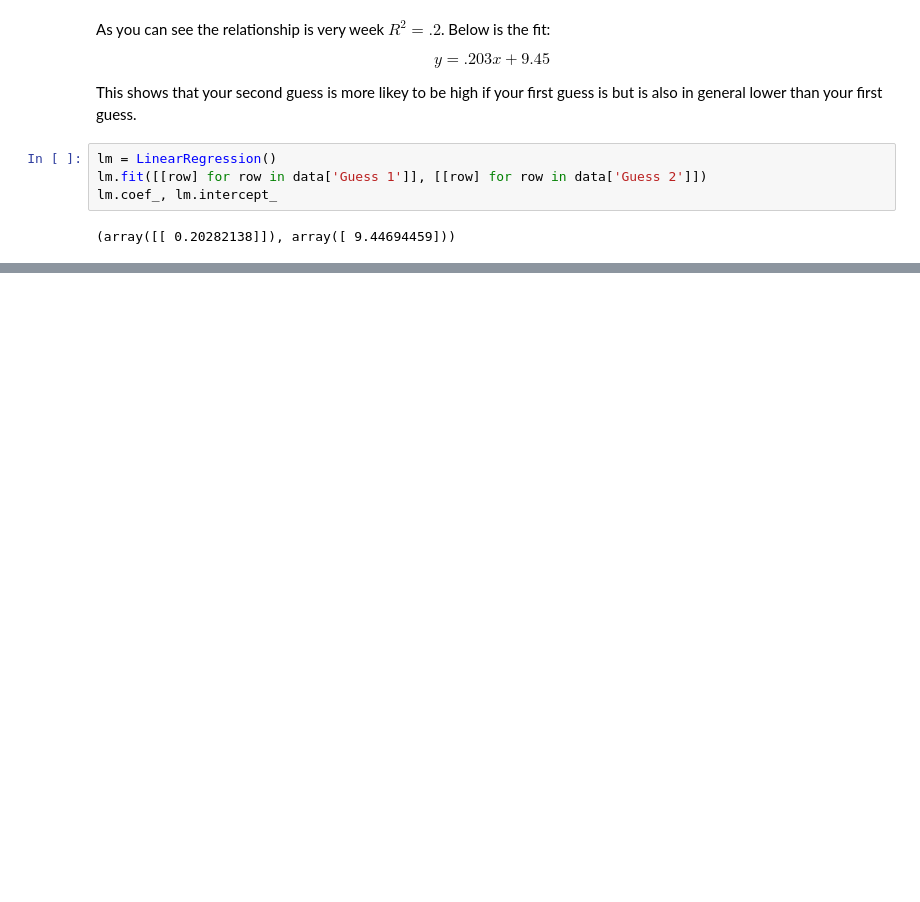
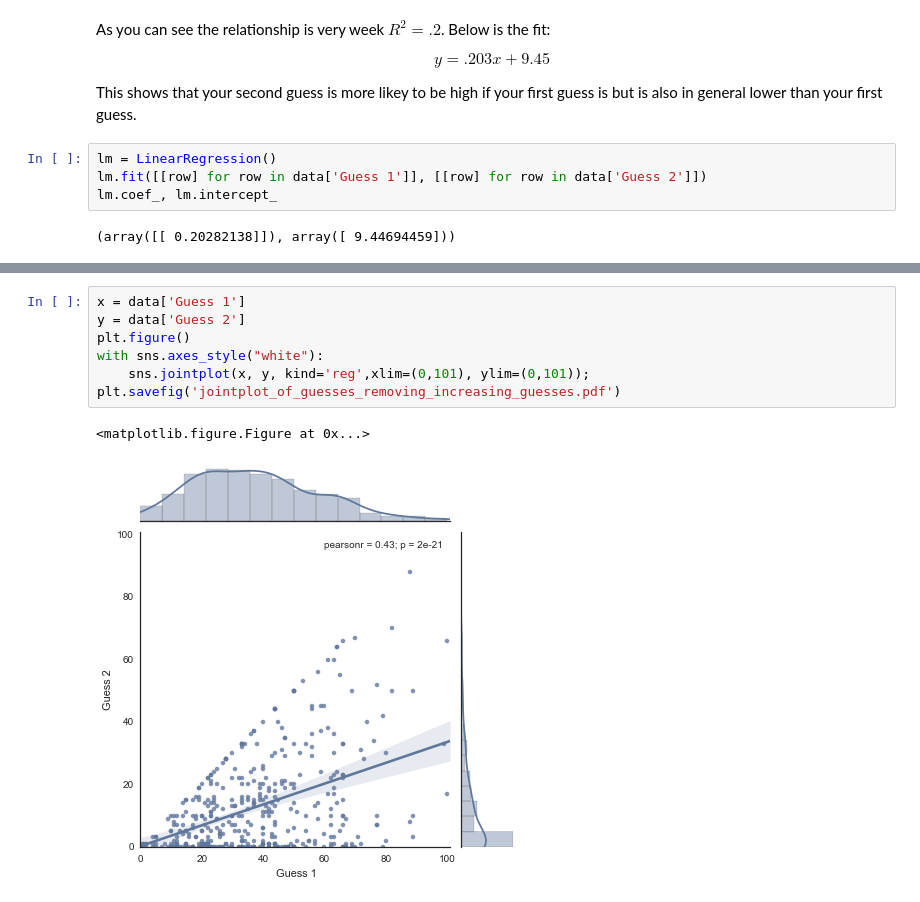
Before and after one commit to drvinceknight/Playing-games-a-case-study-in-active-learning, a Jupyter notebook: data/plot.ipynb, the cells around one changed output, grey strips where cells are left out. Drawn from its saved outputs; the diff is of its cells as text; blank space fills up the shorter version.

```diff
--- a/data/plot.ipynb
+++ b/data/plot.ipynb
@@ -70,0 +95,10 @@ lm.coef_, lm.intercept_
+# %%
+x = data['Guess 1']
+y = data['Guess 2']
+plt.figure()
+with sns.axes_style("white"):
+    sns.jointplot(x, y, kind='reg',xlim=(0,101), ylim=(0,101));
+plt.savefig('jointplot_of_guesses_removing_increasing_guesses.pdf')
+# %% [output]
+<matplotlib.figure.Figure at 0x...>
+[figure, added]
```
Also changed, not shown: parts of 6 cells of this notebook, 6 other files.
